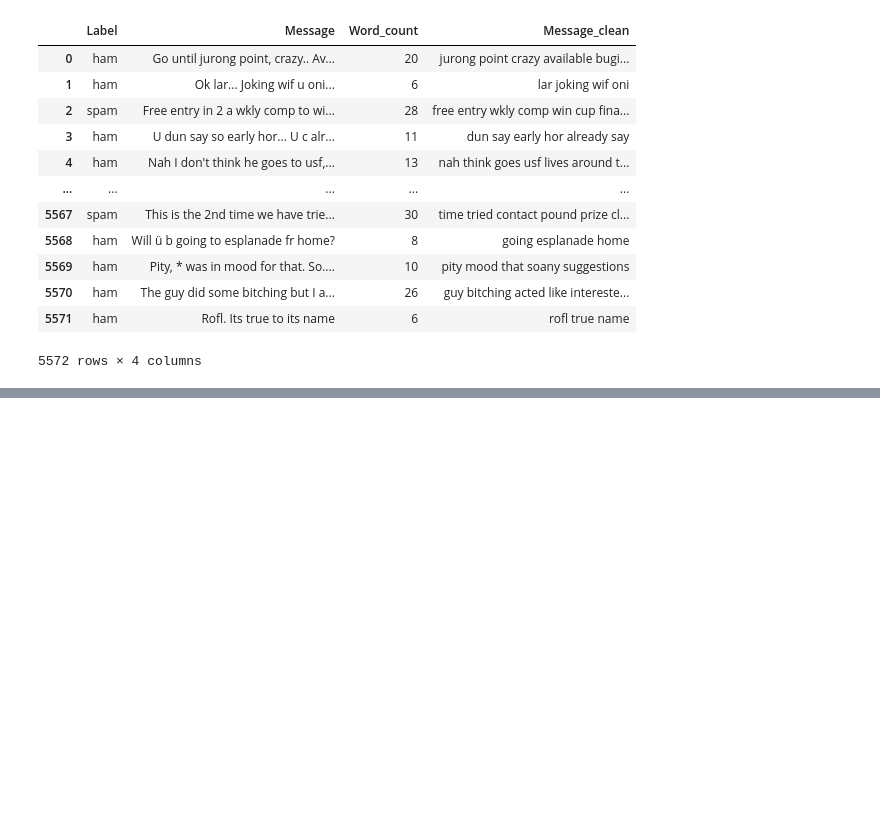
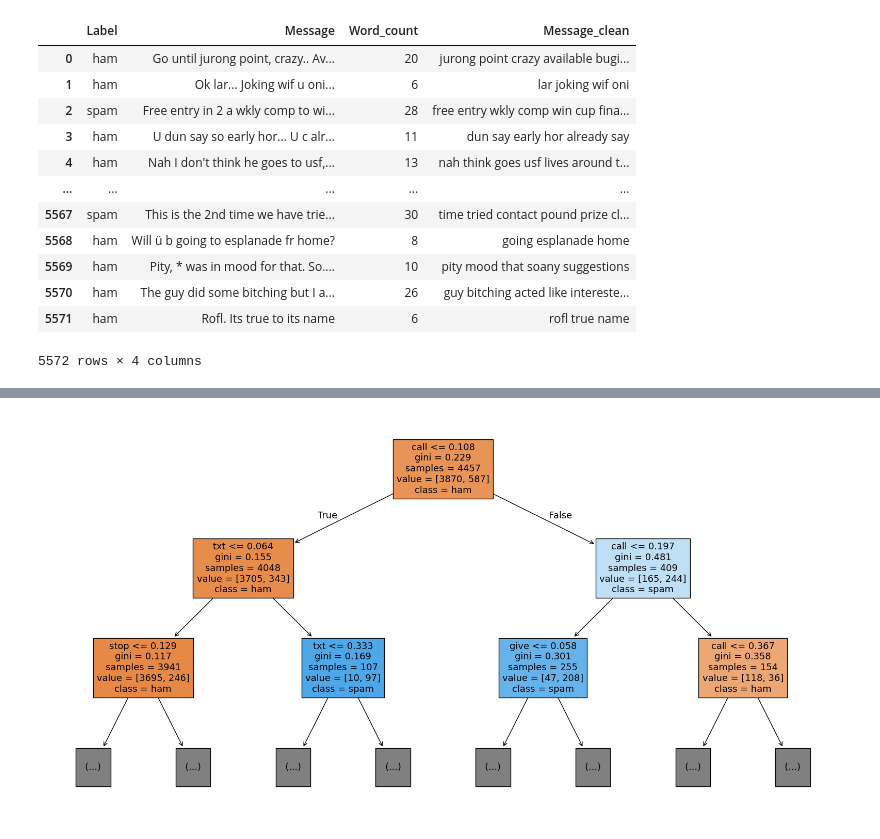
Before and after one commit to estermariaa/treinamentoLapPI, a Jupyter notebook: ex1.ipynb, the cells around one changed output, grey strips where cells are left out. Cells and saved outputs as stored; diff of their text form; code cells hidden in the pictures; blank space fills up the shorter version.

Commit message:
Passos 4 e 5

```diff
--- a/ex1.ipynb
+++ b/ex1.ipynb
@@ -321,28 +300,11 @@ display(df)
 # Passo 3: Representação TF-IDF
 
 from sklearn.feature_extraction.text import TfidfVectorizer
-"""
+
 vectorizer = TfidfVectorizer()
 
 tfidf = vectorizer.fit_transform(df["Message_clean"])
 
 print("Vocabulário:", vectorizer.get_feature_names_out()[:20])
 print(tfidf.toarray()[:5])
-"""
-#teste:
-docs = [
-    "gostei muito do produto",
-    "produto com defeito",
-    "serviço excelente e rápido",
-    "não gostei do atendimento",
-    "produto bom e atendimento ótimo"
-]
-
-vectorizer = TfidfVectorizer()
-tfidf = vectorizer.fit_transform(docs)
-
-print("Vocabulário:", vectorizer.get_feature_names_out())
-
-df_tfidf = pd.DataFrame(tfidf.toarray(), columns=vectorizer.get_feature_names_out())
-print(df_tfidf)
 # %% [output]
@@ -363,0 +319,59 @@ Vocabulário: ['atendimento' 'bom' 'com' 'defeito' 'do' 'excelente' 'gostei' 'mu
+# %%
+# Passo 4 - Classificação
+# Árvore de decisão
+
+X = tfidf # Dados de entrada, matriz gerada pelo TfidfVectorizer
+y = df["Label"] # Rótulos ham ou spam
+
+from sklearn.preprocessing import LabelEncoder
+
+codificador = LabelEncoder()
+y_codificado = codificador.fit_transform(y) # Convertendo rótulos textuais para inteiros
+# ham = 0, spam = 1
+
+from sklearn.model_selection import train_test_split, GridSearchCV
+# Dividindo em 80% treino e 20% teste
+
+X_train, X_test, y_train, y_test = train_test_split(X, y_codificado, test_size=0.2, random_state=0)
+
+parametros = {
+    'criterion': ['gini', 'entropy'], # Função usada para medir a qualidade de uma divisão
+    'max_depth': [None, 10, 20], # Profundidade máxima
+    'min_samples_split': [2, 5, 10], # Mínimo de amostras exigido para dividir um nó
+    'min_samples_leaf': [1, 2, 4] # Mínimo de amostras exigido em um nó folha
+}
+
+from sklearn import tree
+# Treinando a árvore de decisão
+
+clf = tree.DecisionTreeClassifier()
+
+grid_search = GridSearchCV(estimator=clf, param_grid=parametros, cv=5, scoring='accuracy')
+#cv =5 significa que os dados sao divididos em 5 partes. O modelo é treinado 5 vezes, utilizando 4 partes
+# para treino.
+
+grid_search.fit(X_train, y_train) # Treina o modelo utilizando os melhores parametros encontrados
+
+print("Melhores parâmetros: ", grid_search.best_params_)
+
+melhor_clf = grid_search.best_estimator_ # treina novamente com os melhores parametros
+
+y_pred = melhor_clf.predict(X_test) # Fazendo a previsão no conjunto de teste
+
+from sklearn.metrics import accuracy_score, f1_score
+
+acuracia = accuracy_score(y_test, y_pred)
+f1_macro = f1_score(y_test, y_pred, average='macro')
+
+print(f"Acurácia com os melhores parâmetros: {acuracia}")
+print(f"F1 Score (macro) com os melhores parâmetros: {f1_macro}")
+
+import matplotlib.pyplot as plt
+
+plt.figure(figsize=(20,10))
+tree.plot_tree(melhor_clf, max_depth=2, feature_names=vectorizer.get_feature_names_out(), class_names=codificador.classes_, filled=True)
+plt.show()
+# max_depth profundidade da árvore
+# filled=True colore os nós de acordo com a classe predominante
+# feature_names mostra quais palavras sao mais importantes para as decisoes
+# %% [output]
@@ -363,0 +381 @@ Vocabulário: ['atendimento' 'bom' 'com' 'defeito' 'do' 'excelente' 'gostei' 'mu
+[figure, added]
```
Also changed, not shown: parts of 12 cells of this notebook, 1 other file.
